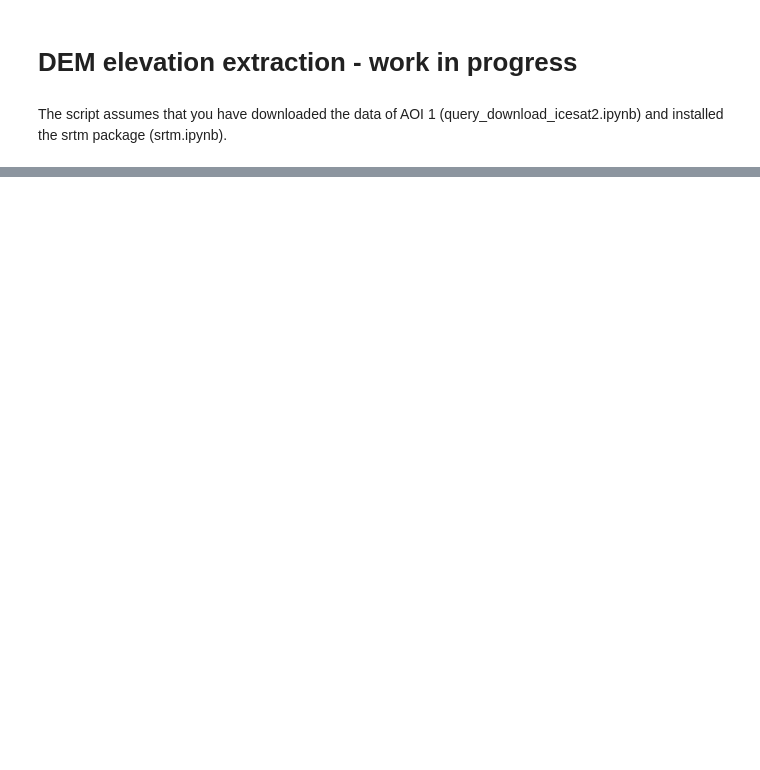
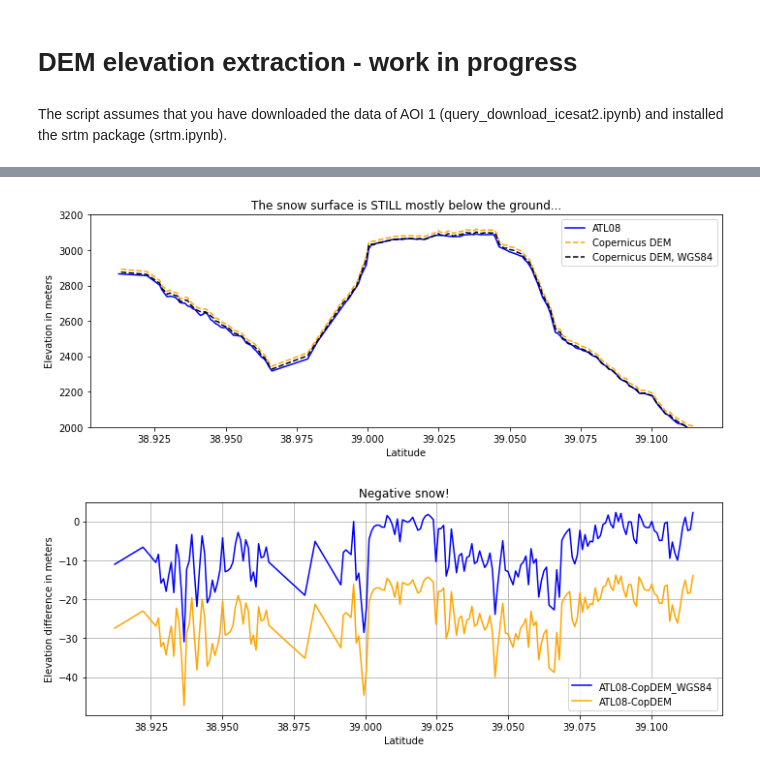
Before and after one commit to ICESAT-2HackWeek/2022-snow-dem-large, a Jupyter notebook: notebooks/DEM_elevation_extraction.ipynb, the cells around one changed output, grey strips where cells are left out. Saved outputs shown, nothing was run; the diff lists cells and outputs as text; code cells hidden in the pictures; blank space fills up the shorter version.

```diff
--- a/notebooks/DEM_elevation_extraction.ipynb
+++ b/notebooks/DEM_elevation_extraction.ipynb
@@ -40,0 +31,4 @@ TypeError: 'dict' object is not callable
+# %%
+# select onoe of the beams and convert it to a geodataframe
+gf = gpd.GeoDataFrame(is2_gt2l, geometry=gpd.points_from_xy(is2_gt2l.lon, is2_gt2l.lat), crs='epsg:7661')
+gf.head()
@@ -52,0 +191,13 @@ is2_gt2r['demH'] =np.array([x[0] for x in dem_ds.sample(coords)],)
+# %%
+# Problem: the two datasets don't have the same vertical reference.
+# Follow the gdal steps on the geospatial tutorial
+# to convert the CopDEM from EGM2008 geoid heights to WGS84 ellipsoid heights.
+
+# we already saved the raster to disc and can take that one directly:
+outfile = dempath[:-4]+'_WGS84.tif'
+!CPL_DEBUG=ON PROJ_DEBUG=2 gdalwarp -s_srs EPSG:4326+3855 -t_srs EPSG:7661 $dempath $outfile
+# %%
+# OK, that did something, now we have to redo the coordinate sampling with the new DEM file:
+CopDEMWGS84  = rasterio.open(outfile)
+gf['demH_WGS84'] =np.array([x[0] for x in CopDEMWGS84.sample(coords)],)
+gf.head()
@@ -52,0 +211,31 @@ is2_gt2r['demH'] =np.array([x[0] for x in dem_ds.sample(coords)],)
+# %%
+# seems we lost some data in the start of our profile...? well, ignore for now...
+
+# re-create the plot:
+fig, ax = plt.subplots(figsize=[10,4])
+# add atl08 data
+atl08, = ax.plot(gf.geometry.y, gf.h_te_best_fit, label='ATL08', linestyle='-', color='blue')
+CopDEM, = ax.plot(gf.geometry.y, gf.demH, label='Copernicus DEM', linestyle='--',color='orange')
+CopDEMWGS84, = ax.plot(gf.geometry.y, gf.demH_WGS84, label='Copernicus DEM, WGS84',
+                       linestyle='--',color='black')
+ax.set_xlabel('Latitude')
+ax.set_ylabel('Elevation in meters')
+ax.set_title('The snow surface is STILL mostly below the ground...')
+ax.legend()
+ax.set_ylim((2000,3200))
+fig.tight_layout()
+
+# difference plot:
+fig, ax = plt.subplots(figsize=[10,4])
+snowdepth, = ax.plot(gf.geometry.y, gf.h_te_best_fit-gf.demH_WGS84, label='ATL08-CopDEM_WGS84', linestyle='-', color='blue')
+snowdepth_uncorrected, = ax.plot(gf.geometry.y, gf.h_te_best_fit-gf.demH, label='ATL08-CopDEM', linestyle='-', color='orange')
+ax.set_xlabel('Latitude')
+ax.set_ylabel('Elevation difference in meters')
+ax.set_title('Negative snow!')
+ax.legend()
+ax.grid()
+#ax.set_ylim((-50,10))
+fig.tight_layout()
+# %% [output]
+[figure, added]
+[figure, added]
```
Also changed, not shown: parts of 24 cells of this notebook.
